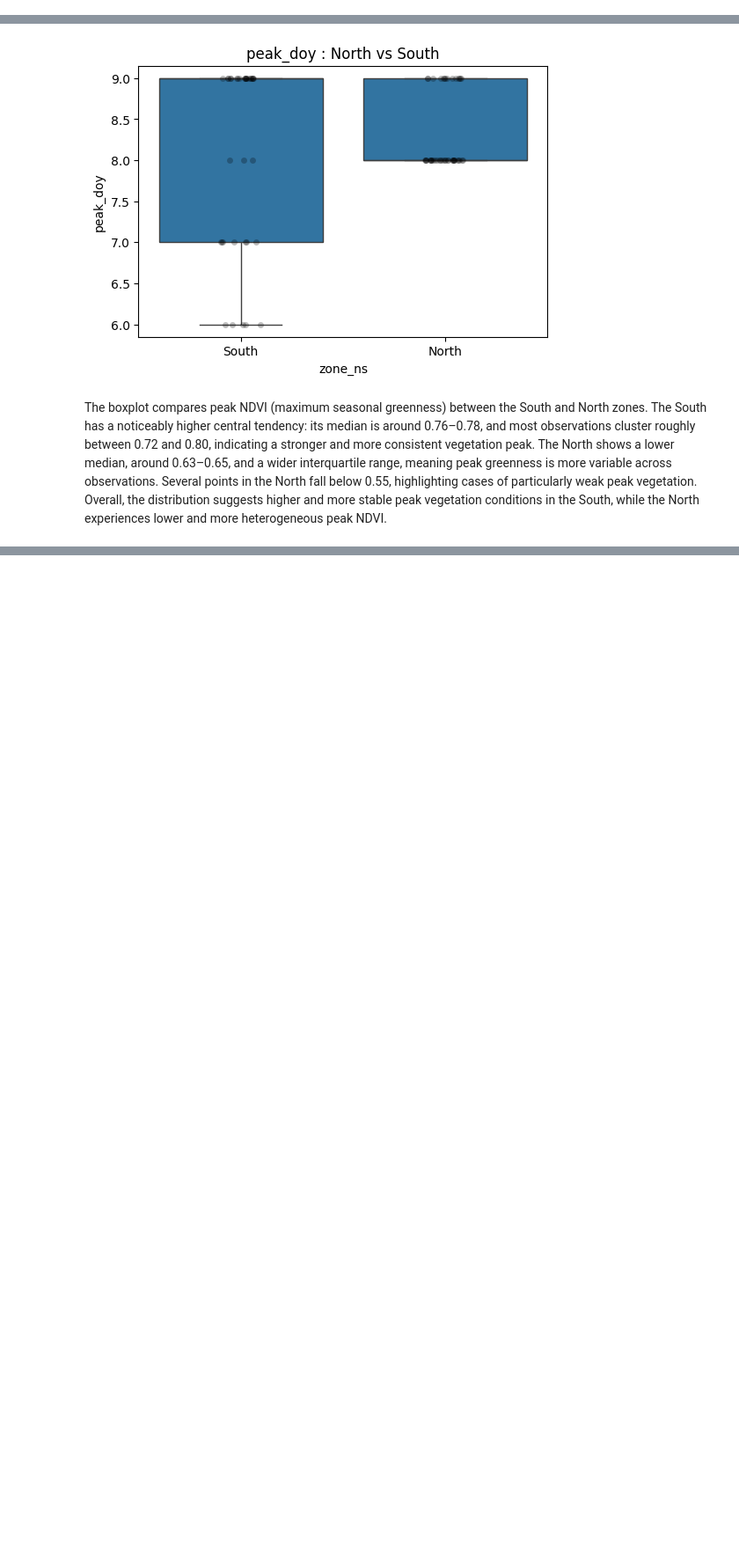
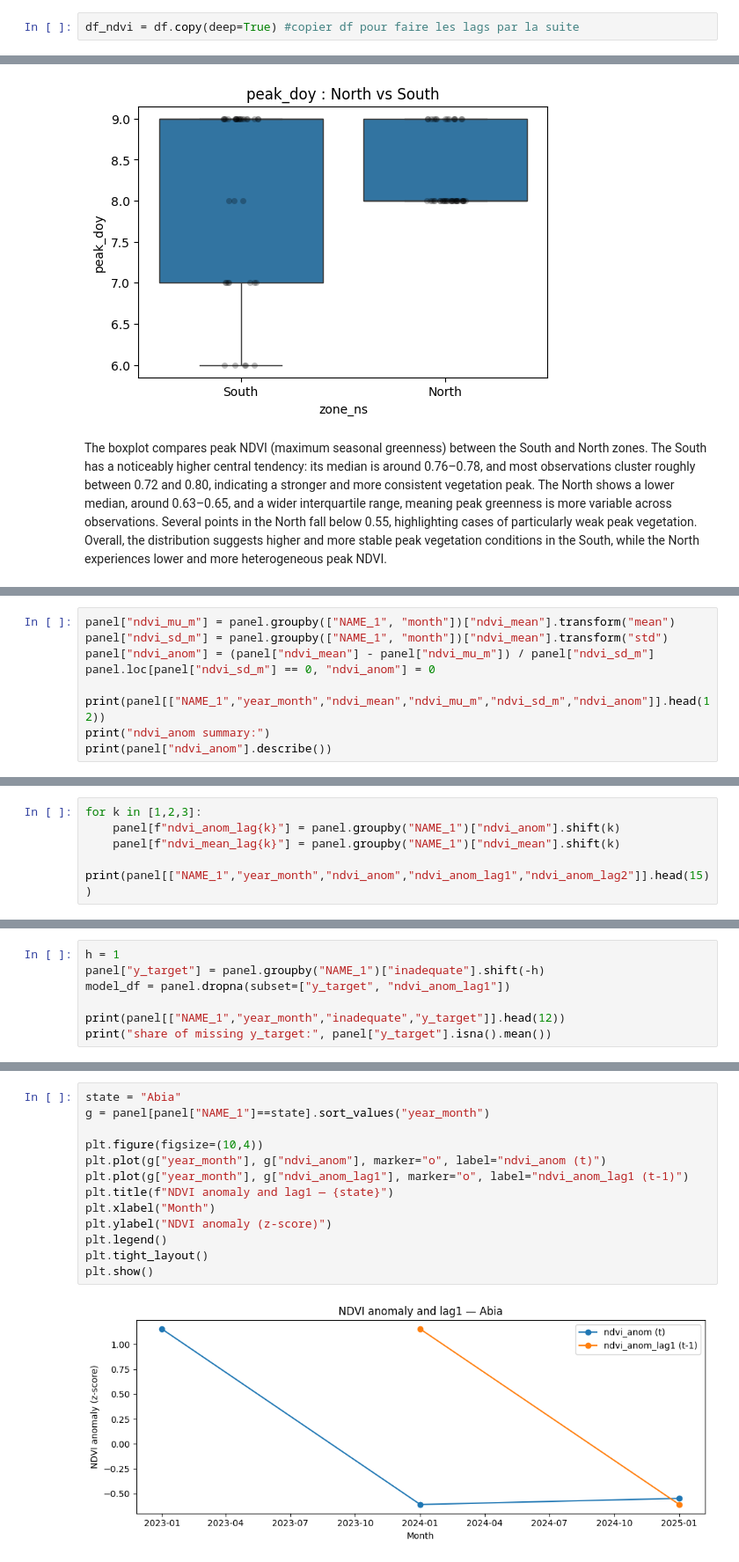
Before and after one commit to tnourlyn/Projet-de-Statapp---WFP-, a Jupyter notebook: Untitled-1.ipynb, the cells around one changed output, grey strips where cells are left out. Shown at 88% size. Drawn from its saved outputs; the diff is of its cells as text; blank space fills up the shorter version.

```diff
--- a/Untitled-1.ipynb
+++ b/Untitled-1.ipynb
@@ -46,3 +46,5 @@ print(df.head(5))
 * **ndvi_std:** the annual NDVI variability (standard deviation); higher values indicate stronger seasonality (or noisier observations).
 * **n_obs:** the number of NDVI observations used for that region-year (more observations generally means more reliable estimates).
 * **threshold_T:** the NDVI threshold used to define “in-season” vs “out-of-season,” computed adaptively from the annual baseline and peak.
+# %%
+df_ndvi = df.copy(deep=True) #copier df pour faire les lags par la suite
@@ -326,0 +419,9 @@ The boxplot compares peak NDVI (maximum seasonal greenness) between the South an
+# %%
+panel["ndvi_mu_m"] = panel.groupby(["NAME_1", "month"])["ndvi_mean"].transform("mean")
+panel["ndvi_sd_m"] = panel.groupby(["NAME_1", "month"])["ndvi_mean"].transform("std")
+panel["ndvi_anom"] = (panel["ndvi_mean"] - panel["ndvi_mu_m"]) / panel["ndvi_sd_m"]
+panel.loc[panel["ndvi_sd_m"] == 0, "ndvi_anom"] = 0
+
+print(panel[["NAME_1","year_month","ndvi_mean","ndvi_mu_m","ndvi_sd_m","ndvi_anom"]].head(12))
+print("ndvi_anom summary:")
+print(panel["ndvi_anom"].describe())
@@ -326,0 +446,6 @@ The boxplot compares peak NDVI (maximum seasonal greenness) between the South an
+# %%
+for k in [1,2,3]:
+    panel[f"ndvi_anom_lag{k}"] = panel.groupby("NAME_1")["ndvi_anom"].shift(k)
+    panel[f"ndvi_mean_lag{k}"] = panel.groupby("NAME_1")["ndvi_mean"].shift(k)
+
+print(panel[["NAME_1","year_month","ndvi_anom","ndvi_anom_lag1","ndvi_anom_lag2"]].head(15))
@@ -326,0 +469,7 @@ The boxplot compares peak NDVI (maximum seasonal greenness) between the South an
+# %%
+h = 1
+panel["y_target"] = panel.groupby("NAME_1")["inadequate"].shift(-h)
+model_df = panel.dropna(subset=["y_target", "ndvi_anom_lag1"])
+
+print(panel[["NAME_1","year_month","inadequate","y_target"]].head(12))
+print("share of missing y_target:", panel["y_target"].isna().mean())
@@ -326,0 +508,15 @@ The boxplot compares peak NDVI (maximum seasonal greenness) between the South an
+# %%
+state = "Abia"
+g = panel[panel["NAME_1"]==state].sort_values("year_month")
+
+plt.figure(figsize=(10,4))
+plt.plot(g["year_month"], g["ndvi_anom"], marker="o", label="ndvi_anom (t)")
+plt.plot(g["year_month"], g["ndvi_anom_lag1"], marker="o", label="ndvi_anom_lag1 (t-1)")
+plt.title(f"NDVI anomaly and lag1 — {state}")
+plt.xlabel("Month")
+plt.ylabel("NDVI anomaly (z-score)")
+plt.legend()
+plt.tight_layout()
+plt.show()
+# %% [output]
+[figure, added]
```
Also changed, not shown: parts of 13 cells of this notebook.
